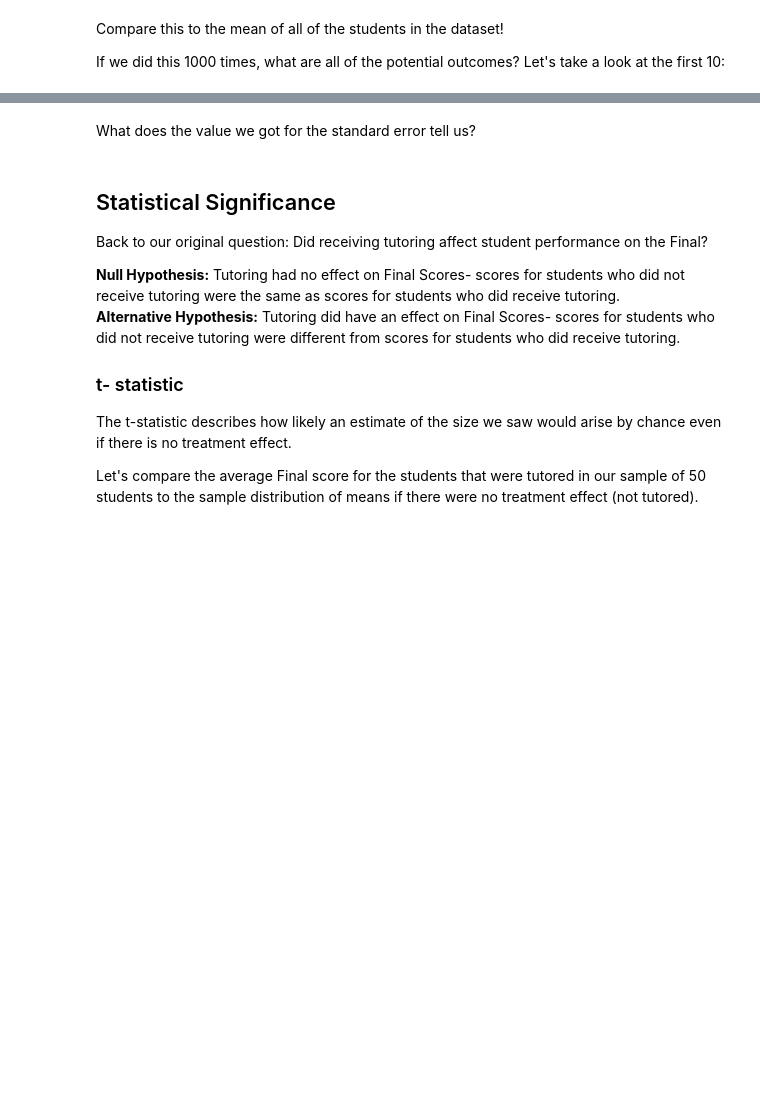
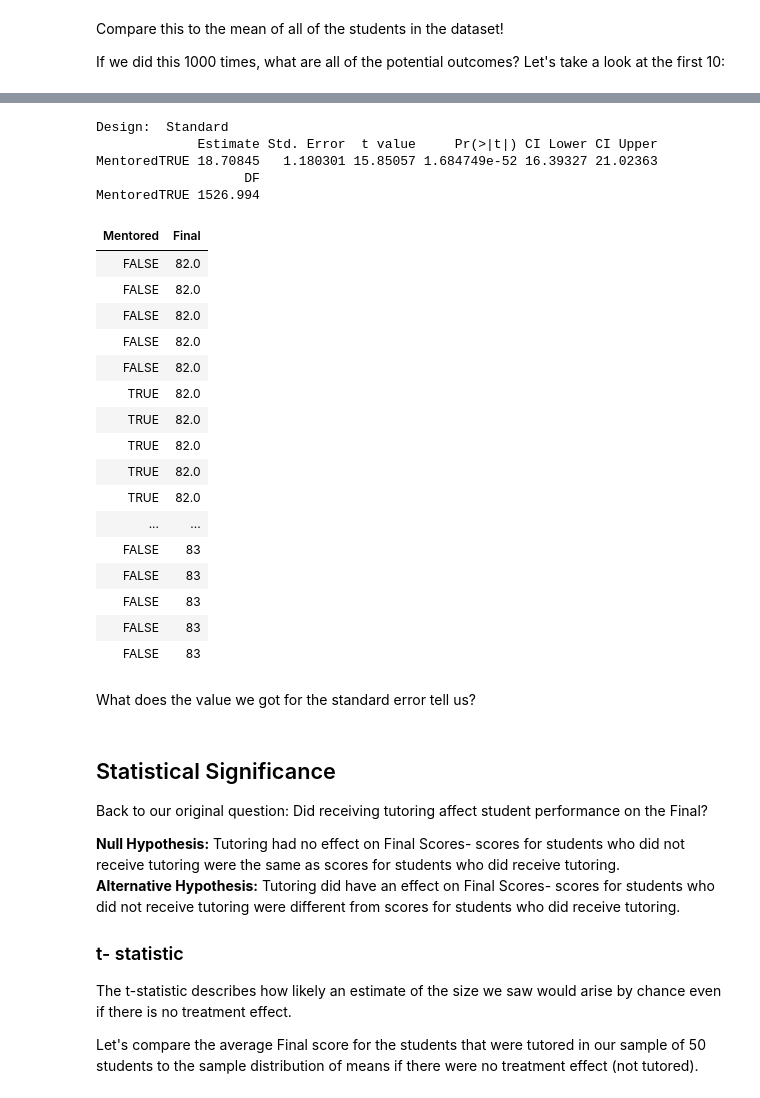
Before and after one commit to junwoosuh/ps3sec_24spring, a Jupyter notebook: weekly_materials/sec7_jw.ipynb, the cells around one changed output, grey strips where cells are left out. Drawn from its saved outputs; the diff is of its cells as text; code cells hidden in the pictures; blank space fills up the shorter version.

```diff
--- a/weekly_materials/sec7_jw.ipynb
+++ b/weekly_materials/sec7_jw.ipynb
@@ -98,5 +150,4 @@ Today, we'll look at the data on final scores in a large undergraduate class whe
 # %%
 # Run this cell
 library(estimatr)
-scores <- read.csv("final_scores.csv")
-head(scores)
+scores <- read.csv("weekly_materials/final_scores.csv")
@@ -175,3 +239,31 @@ se
+# %%
+library(estimatr)
+#let's find out the score difference between the tutored and the rest.
+
+difference_in_means(data=scores, Final ~ Mentored, condition1="FALSE",condition2="TRUE")
+# %% [output]
+Design:  Standard
+             Estimate Std. Error  t value     Pr(>|t|) CI Lower CI Upper
+MentoredTRUE 18.70845   1.180301 15.85057 1.684749e-52 16.39327 21.02363
+                   DF
+MentoredTRUE 1526.994
+| Mentored | Final |
+| FALSE | 82.0 |
+| FALSE | 82.0 |
+| FALSE | 82.0 |
+| FALSE | 82.0 |
+| FALSE | 82.0 |
+| TRUE | 82.0 |
+| TRUE | 82.0 |
+| TRUE | 82.0 |
+| TRUE | 82.0 |
+| TRUE | 82.0 |
+| ... | ... |
+| FALSE | 83 |
+| FALSE | 83 |
+| FALSE | 83 |
+| FALSE | 83 |
+| FALSE | 83 |
 # %% [markdown]
 What does the value we got for the standard error tell us?
 # %% [markdown]
```
Also changed, not shown: parts of 33 cells of this notebook.
